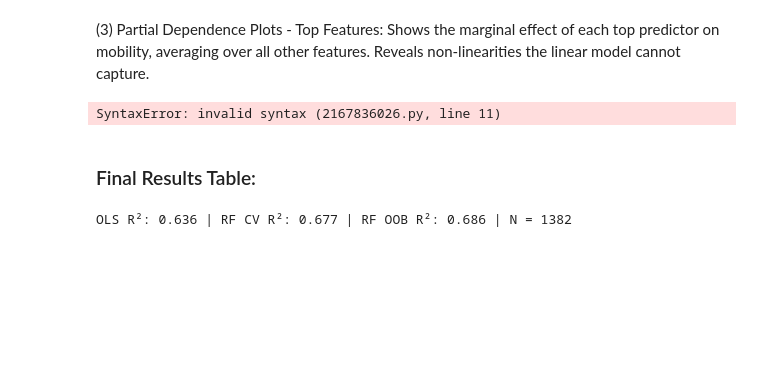
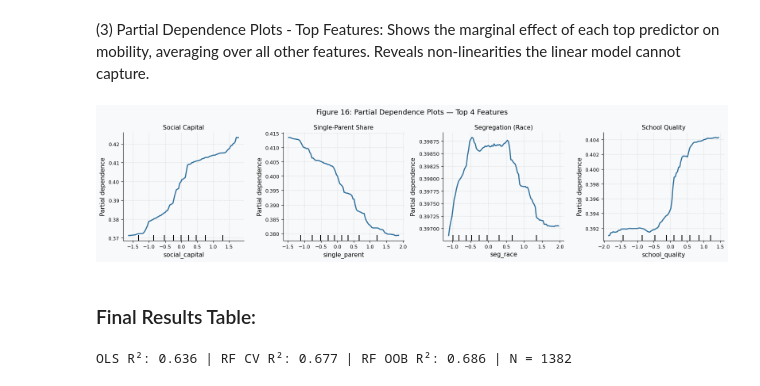
Before and after one commit to V-1414/Econ_148_Project3, a Jupyter notebook: Analysis/draft2.ipynb, the cells around one changed output. Cells and saved outputs as stored; diff of their text form; code cells hidden in the pictures; blank space fills up the shorter version.

Commit message:
Fixed graphing error in cell 91

```diff
--- a/Analysis/draft2.ipynb
+++ b/Analysis/draft2.ipynb
@@ -1183,26 +1183,26 @@ plt.tight_layout()
 # %%
 %matplotlib inline
 from sklearn.inspection import PartialDependenceDisplay
 
 top4_idx = [PREDICTORS.index(p) for p in
             ["social_capital", "single_parent", "seg_race", "school_quality"]]
 top4_labels = ["Social Capital", "Single-Parent Share", "Segregation (Race)", "School Quality"]
 
 fig, axes = plt.subplots(1, 4, figsize=(16, 4))
 fig.suptitle("Figure 16: Partial Dependence Plots — Top 4 Features", fontsize=13)
 
-for ax, idx, label in zip(axes, top4_idx, top4_labels:
+for ax, idx, label in zip(axes, top4_idx, top4_labels):
     PartialDependenceDisplay.from_estimator(
         rf, X, [idx], ax=ax,
         feature_names=PREDICTORS,
         line_kw={"color": BLUE, "lw": 2}
     )
     ax.set_title(label, fontsize=11)
     ax.set_xlabel("")
 
 plt.tight_layout()
 # %% [output]
-SyntaxError: invalid syntax (2167836026.py, line 11)
+[figure, added]
 # %% [markdown]
 ### Final Results Table:
 # %%
```
Also changed, not shown: parts of 1 cell of this notebook.
